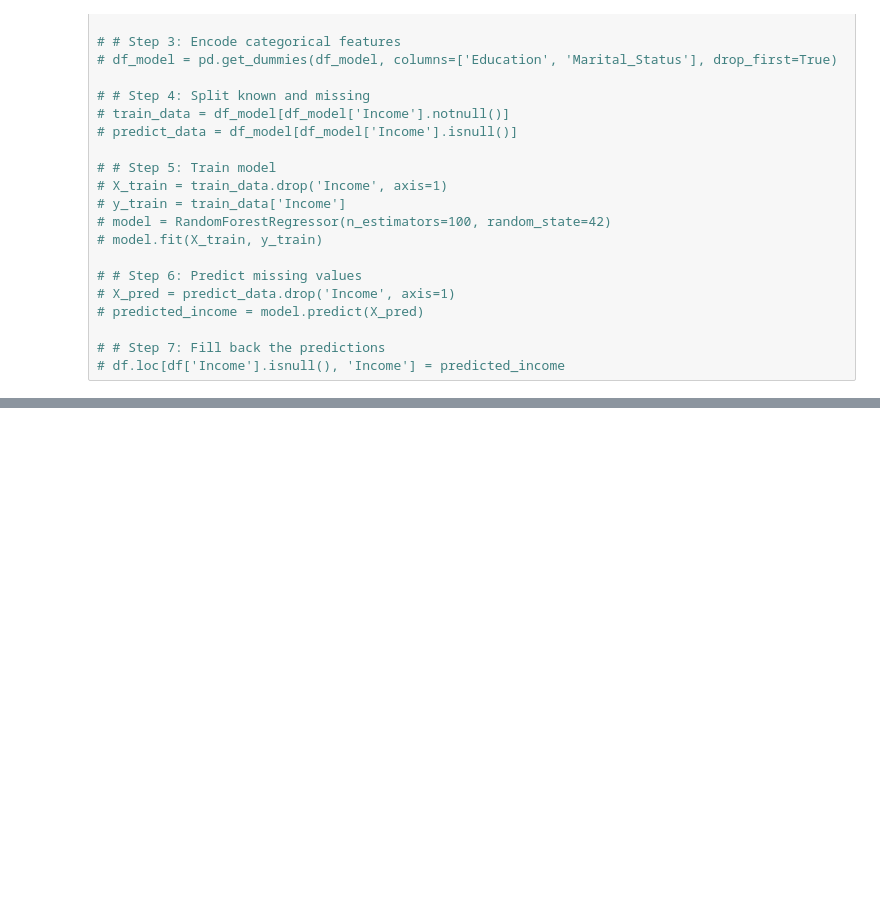
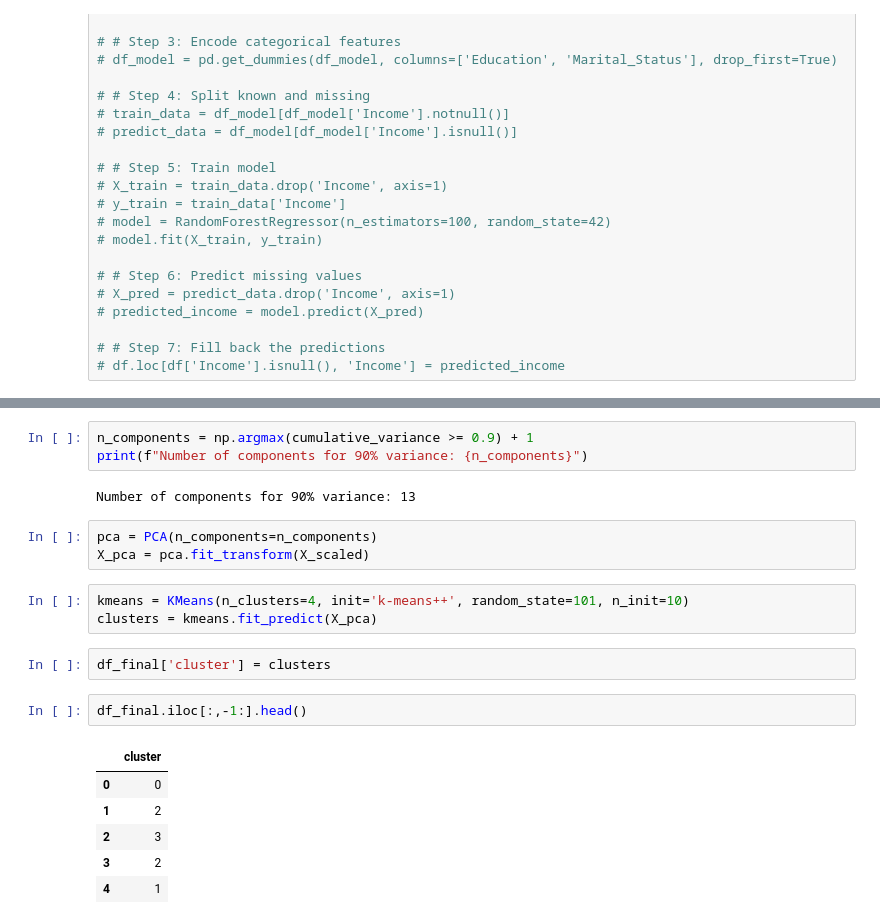
Before and after one commit to akshaykumar2972/POC2025, a Jupyter notebook: Customer_Personality_Analysis.ipynb, the cells around one changed output, grey strips where cells are left out. Saved outputs shown, nothing was run; the diff lists cells and outputs as text; blank space fills up the shorter version.

```diff
--- a/Customer_Personality_Analysis.ipynb
+++ b/Customer_Personality_Analysis.ipynb
@@ -664,0 +706,22 @@ sns.heatmap(df_final.corr(), annot=True, cmap='coolwarm', fmt=".2f")
+# %%
+n_components = np.argmax(cumulative_variance >= 0.9) + 1
+print(f"Number of components for 90% variance: {n_components}")
+# %% [output]
+Number of components for 90% variance: 13
+# %%
+pca = PCA(n_components=n_components)
+X_pca = pca.fit_transform(X_scaled)
+# %%
+kmeans = KMeans(n_clusters=4, init='k-means++', random_state=101, n_init=10)
+clusters = kmeans.fit_predict(X_pca)
+# %%
+df_final['cluster'] = clusters
+# %%
+df_final.iloc[:,-1:].head()
+# %% [output]
+|  | cluster |
+| 0 | 0 |
+| 1 | 2 |
+| 2 | 3 |
+| 3 | 2 |
+| 4 | 1 |
```
Also changed, not shown: parts of 18 cells of this notebook.
